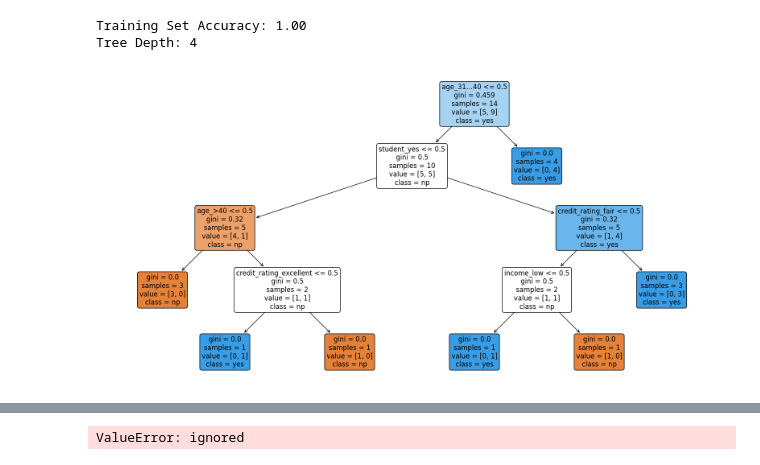
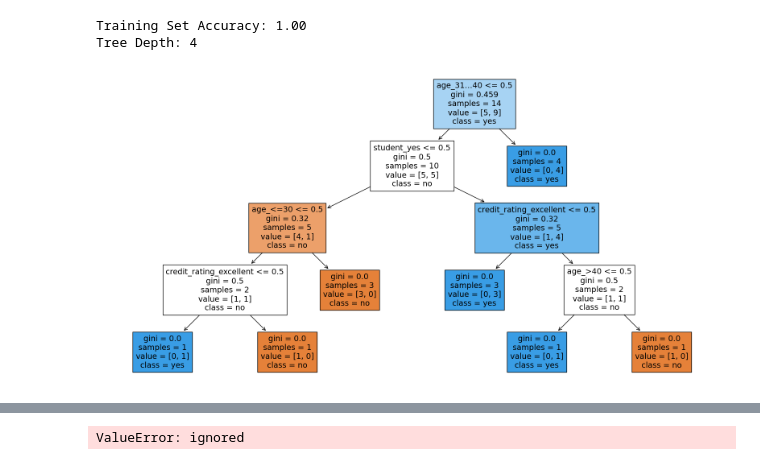
Before and after one commit to yadukul/ML-Lab, a Jupyter notebook: Lab 4.ipynb, the cells around one changed output, grey strips where cells are left out. Cells and saved outputs as stored; diff of their text form; code cells hidden in the pictures.

```diff
--- a/Lab 4.ipynb
+++ b/Lab 4.ipynb
@@ -45,20 +45,22 @@ print(f"Entropy: {entropy:.2f}")
 # %% [output]
 Entropy: 0.94
 # %%
+import pandas as pd
 from sklearn.tree import DecisionTreeClassifier
-import pandas as pd
 
-# Assuming 'data' is your DataFrame with columns: Age, Income, Student, Credit Rating, Buys Computer
 
-# Perform one-hot encoding for categorical attributes
-data_encoded = pd.get_dummies(data, columns=['age', 'income', 'student', 'credit_rating', 'buys_computer'])
 
-# Separate your features (X) and target (y)
-X = data_encoded.drop(columns=['buys_computer_yes', 'buys_computer_no'])
-y = data_encoded['buys_computer_yes']  # You can choose 'Buys Computer_No' as the target if you want to predict non-buyers
+# Perform one-hot encoding to convert categorical data into numerical
+data_encoded = pd.get_dummies(data.drop(columns=['buys_computer']))
 
-# Create and fit the Decision Tree model
+# Define your features (X) and target (y)
+X = data_encoded
+y = data['buys_computer']
+
+# Create a Decision Tree model
 model = DecisionTreeClassifier()
+
+# Fit the model to the data
 model.fit(X, y)
 
 # Calculate and print the training set accuracy
@@ -73,12 +75,11 @@ Training Set Accuracy: 1.00
 Tree Depth: 4
 # %%
 import matplotlib.pyplot as plt
-from sklearn.tree import plot_tree
+from sklearn import tree
 
-# Assuming you already have the 'model' variable containing the trained DecisionTreeClassifier
-
-plt.figure(figsize=(20, 10))  # Adjust the figsize as needed
-plot_tree(model, filled=True, feature_names=X.columns, class_names=['np', 'yes'], rounded=True, fontsize=12)
+# Assuming 'model' is your already trained Decision Tree model
+plt.figure(figsize=(20, 10))  # Adjust the figure size as needed
+tree.plot_tree(model, filled=True, feature_names=X.columns, class_names=model.classes_)
 plt.show()
 # %% [output]
-[figure, old version]
+[figure, new version]
```
Also changed, not shown: parts of 3 cells of this notebook.
